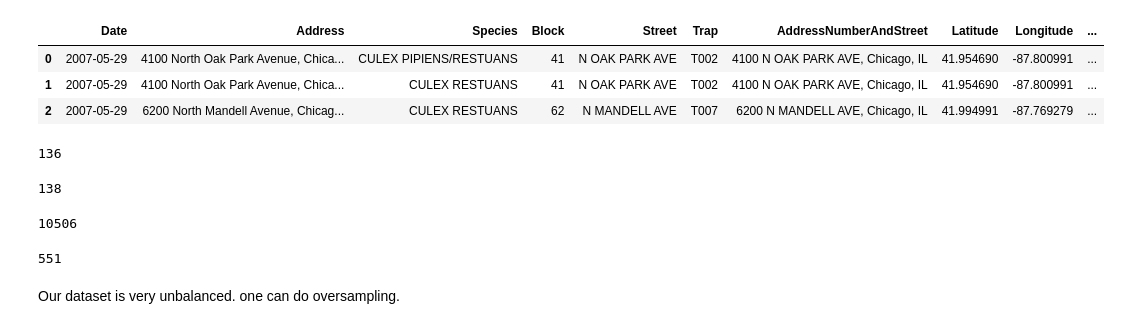
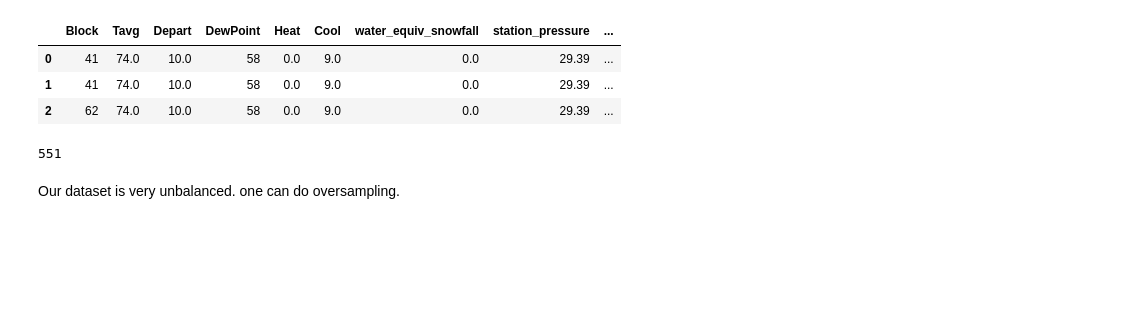
Before and after one commit to maoli-ds/2nd-capstone-project, a Jupyter notebook: modelling.ipynb, the cells around one changed output. Drawn from its saved outputs; the diff is of its cells as text; code cells hidden in the pictures; blank space fills up the shorter version.

```diff
--- a/modelling.ipynb
+++ b/modelling.ipynb
@@ -12,26 +12,14 @@ import plotly.express as px
 pd.set_option('display.max_columns', None)
 pd.set_option('display.max_rows', None)
 # %%
-data = pd.read_csv('more_resource.csv')
+data = pd.read_csv('final_features.csv')
 data.drop(columns=['Unnamed: 0'], inplace=True)
 data.head(3)
 # %% [output]
-|  | Date | Address | Species | Block | Street | Trap | AddressNumberAndStreet | Latitude | Longitude | ... |
-| 0 | 2007-05-29 | 4100 North Oak Park Avenue, Chica... | CULEX PIPIENS/RESTUANS | 41 | N OAK PARK AVE | T002 | 4100 N OAK PARK AVE, Chicago, IL | 41.954690 | -87.800991 | ... |
-| 1 | 2007-05-29 | 4100 North Oak Park Avenue, Chica... | CULEX RESTUANS | 41 | N OAK PARK AVE | T002 | 4100 N OAK PARK AVE, Chicago, IL | 41.954690 | -87.800991 | ... |
-| 2 | 2007-05-29 | 6200 North Mandell Avenue, Chicag... | CULEX RESTUANS | 62 | N MANDELL AVE | T007 | 6200 N MANDELL AVE, Chicago, IL | 41.994991 | -87.769279 | ... |
+|  | Block | Tavg | Depart | DewPoint | Heat | Cool | water_equiv_snowfall | station_pressure | ... |
+| 0 | 41 | 74.0 | 10.0 | 58 | 0.0 | 9.0 | 0.0 | 29.39 | ... |
+| 1 | 41 | 74.0 | 10.0 | 58 | 0.0 | 9.0 | 0.0 | 29.39 | ... |
+| 2 | 62 | 74.0 | 10.0 | 58 | 0.0 | 9.0 | 0.0 | 29.39 | ... |
-# %%
-data['Trap'].unique().size
-# %% [output]
-136
-# %%
-data['AddressNumberAndStreet'].unique().size
-# %% [output]
-138
-# %%
-data.shape[0]
-# %% [output]
-10506
 # %%
 data['WnvPresent'].sum()
 # %% [output]
```
Also changed, not shown: parts of 65 cells of this notebook, 1 other file.
